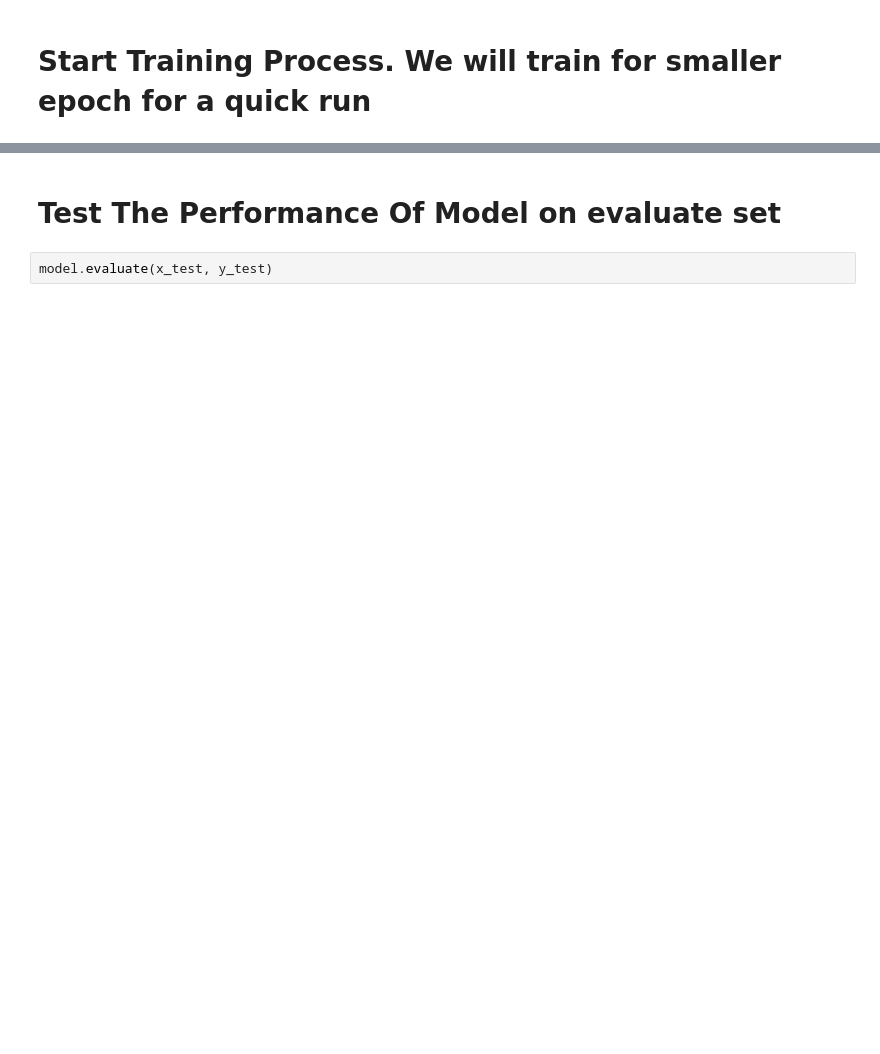
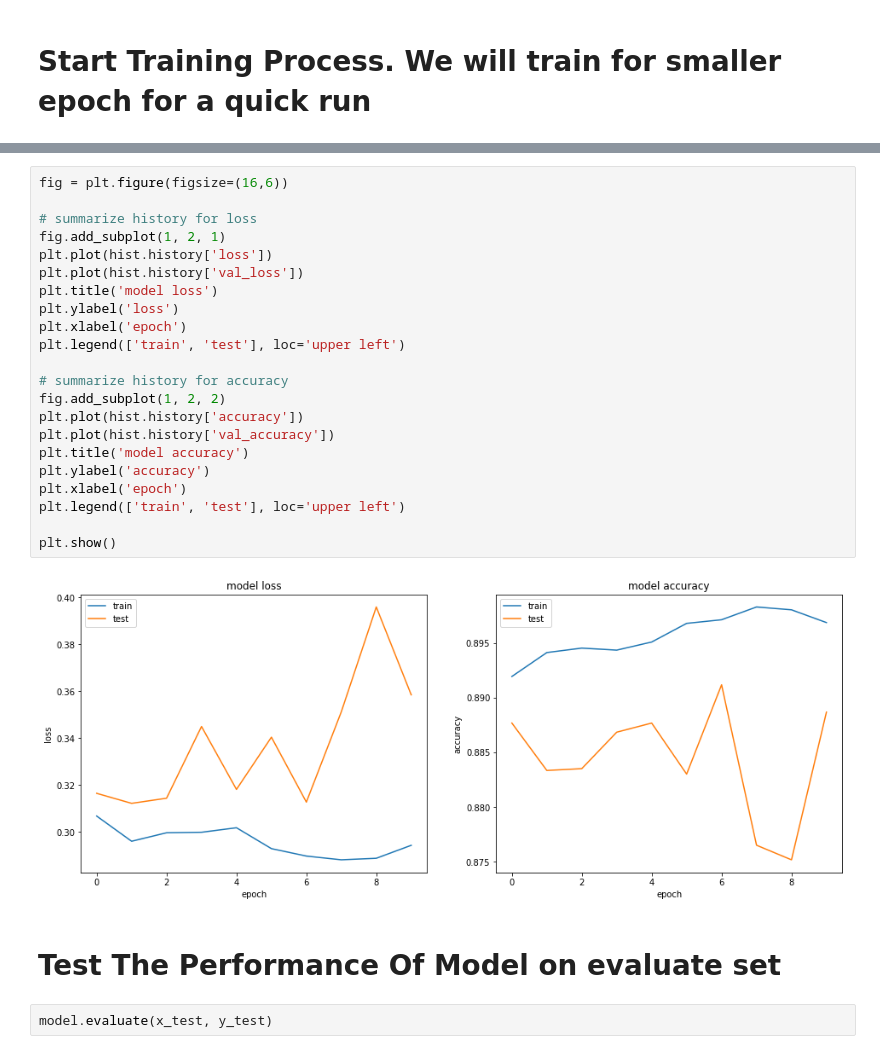
Before and after one commit to tkhan3/airo, a Jupyter notebook: MNIST_Keras_Classification.ipynb, the cells around one changed output, grey strips where cells are left out. Cells and saved outputs as stored; diff of their text form; blank space fills up the shorter version.

```diff
--- a/MNIST_Keras_Classification.ipynb
+++ b/MNIST_Keras_Classification.ipynb
@@ -108,3 +82,27 @@ Epoch 5/5
+# %%
+fig = plt.figure(figsize=(16,6))
+
+# summarize history for loss
+fig.add_subplot(1, 2, 1)
+plt.plot(hist.history['loss'])
+plt.plot(hist.history['val_loss'])
+plt.title('model loss')
+plt.ylabel('loss')
+plt.xlabel('epoch')
+plt.legend(['train', 'test'], loc='upper left')
+
+# summarize history for accuracy
+fig.add_subplot(1, 2, 2)
+plt.plot(hist.history['accuracy'])
+plt.plot(hist.history['val_accuracy'])
+plt.title('model accuracy')
+plt.ylabel('accuracy')
+plt.xlabel('epoch')
+plt.legend(['train', 'test'], loc='upper left')
+
+plt.show()
+# %% [output]
+[figure, added]
 # %% [markdown]
 # Test The Performance Of Model on evaluate set
 # %%
```
Also changed, not shown: parts of 13 cells of this notebook.
